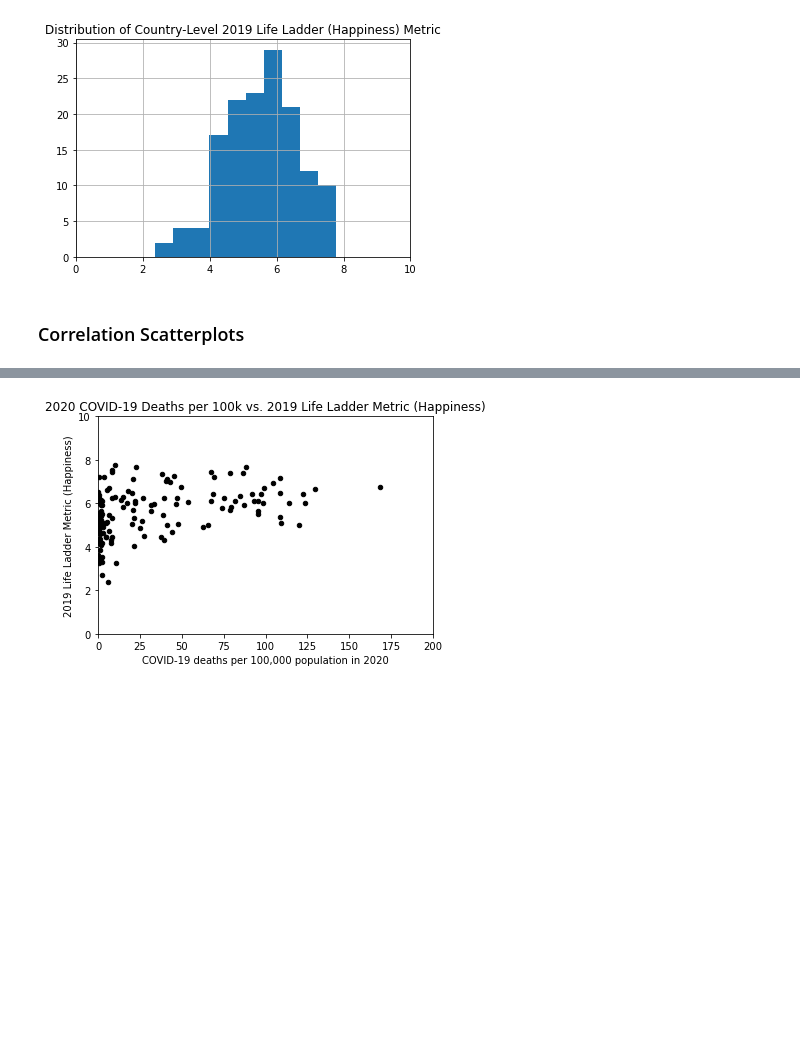
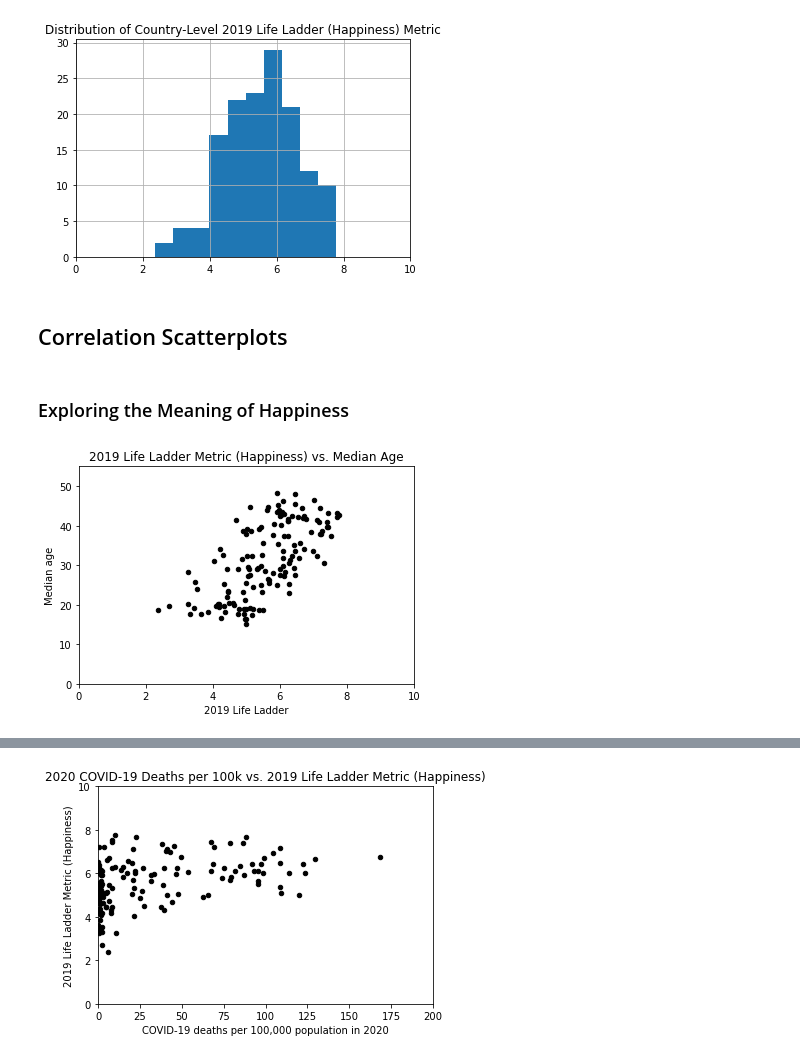
Before and after one commit to sydnipierce/butler-groupD-project1, a Jupyter notebook: Analysis/data_expl_cleansing.ipynb, the cells around one changed output, grey strips where cells are left out. Saved outputs shown, nothing was run; the diff lists cells and outputs as text; code cells hidden in the pictures; blank space fills up the shorter version.

Commit message:
Added happiness scatterplots and headers throughout notebook

```diff
--- a/Analysis/data_expl_cleansing.ipynb
+++ b/Analysis/data_expl_cleansing.ipynb
@@ -159,15 +158,18 @@ plt.show()
 # %% [output]
 [figure]
 # %% [markdown]
-### Correlation Scatterplots
+## Correlation Scatterplots
+# %% [markdown]
+### Exploring the Meaning of Happiness
 # %%
 # Show how happiness relates to other variables (create scatterplots against same variables below)
-# Create scatter plot comparing happiness to death rate
-df.plot(kind='scatter',x='COVID-19 deaths per 100,000 population in 2020',y='2019 Life Ladder',color='black')
-plt.title('2020 COVID-19 Deaths per 100k vs. 2019 Life Ladder Metric (Happiness)')
-plt.ylabel("2019 Life Ladder Metric (Happiness)")
-plt.xlim(0, 200)
-plt.ylim(0, 10)
+# Create scatter plot comparing happiness to age
+df.plot(kind='scatter',x='2019 Life Ladder',y='Median age',color='black')
+plt.title('2019 Life Ladder Metric (Happiness) vs. Median Age')
+plt.xlim(0, 10)
+plt.ylim(0, 55)
 
 # Display the chart
 plt.show()
+# %% [output]
+[figure, added]
```
Also changed, not shown: parts of 14 cells of this notebook.
